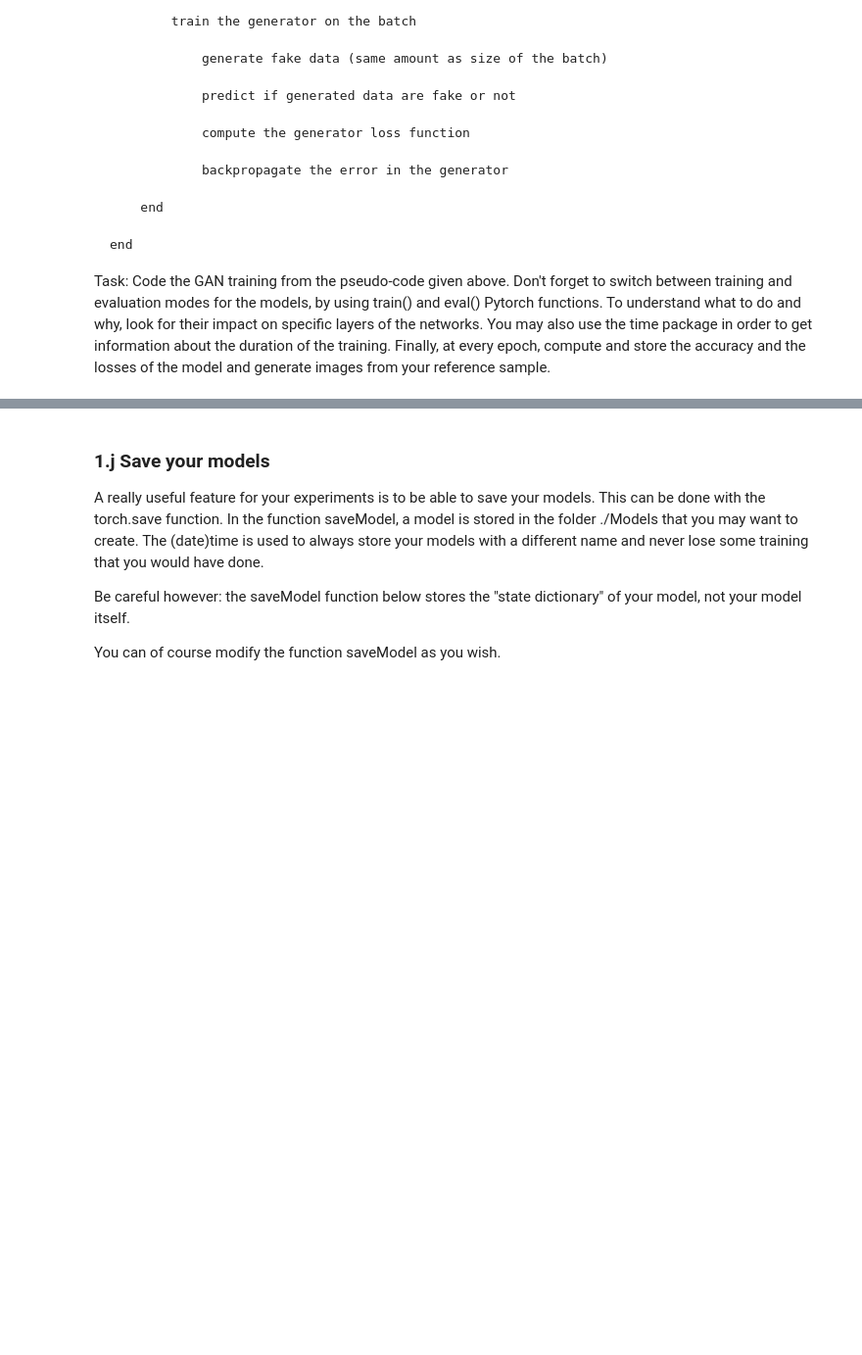
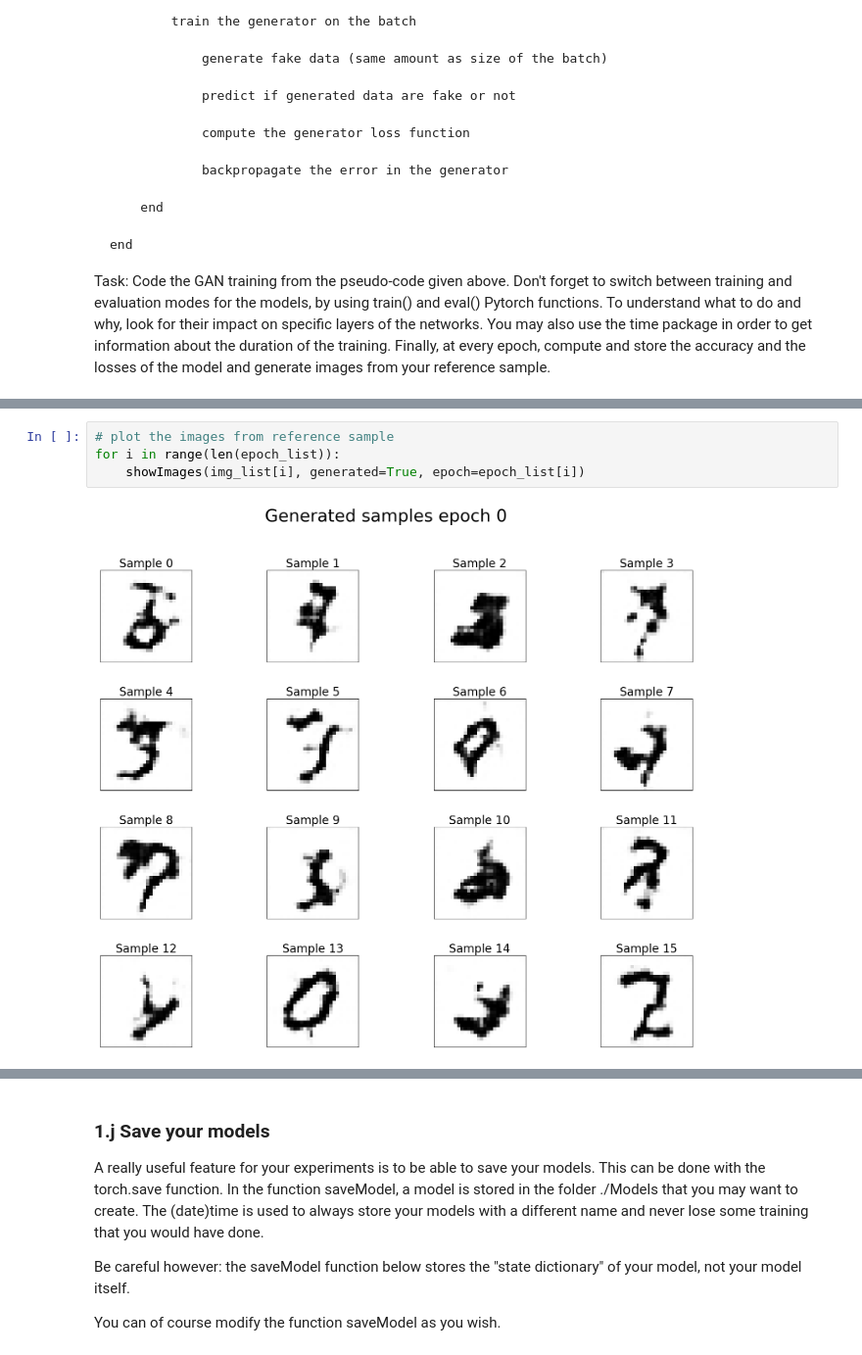
Before and after one commit to Pietro-Gavazzi/linma2472-project, a Jupyter notebook: project3/pietro.ipynb, the cells around one changed output, grey strips where cells are left out. Shown: that part at 98% size. Saved outputs shown, nothing was run; the diff lists cells and outputs as text; blank space fills up the shorter version.

```diff
--- a/project3/pietro.ipynb
+++ b/project3/pietro.ipynb
@@ -550,0 +713,6 @@ Task: Make those plots, as clean and readable as possible.
+# %%
+# plot the images from reference sample
+for i in range(len(epoch_list)):
+    showImages(img_list[i], generated=True, epoch=epoch_list[i])
+# %% [output]
+[figure, added]
```
Also changed, not shown: parts of 35 cells of this notebook, 2 other files.
